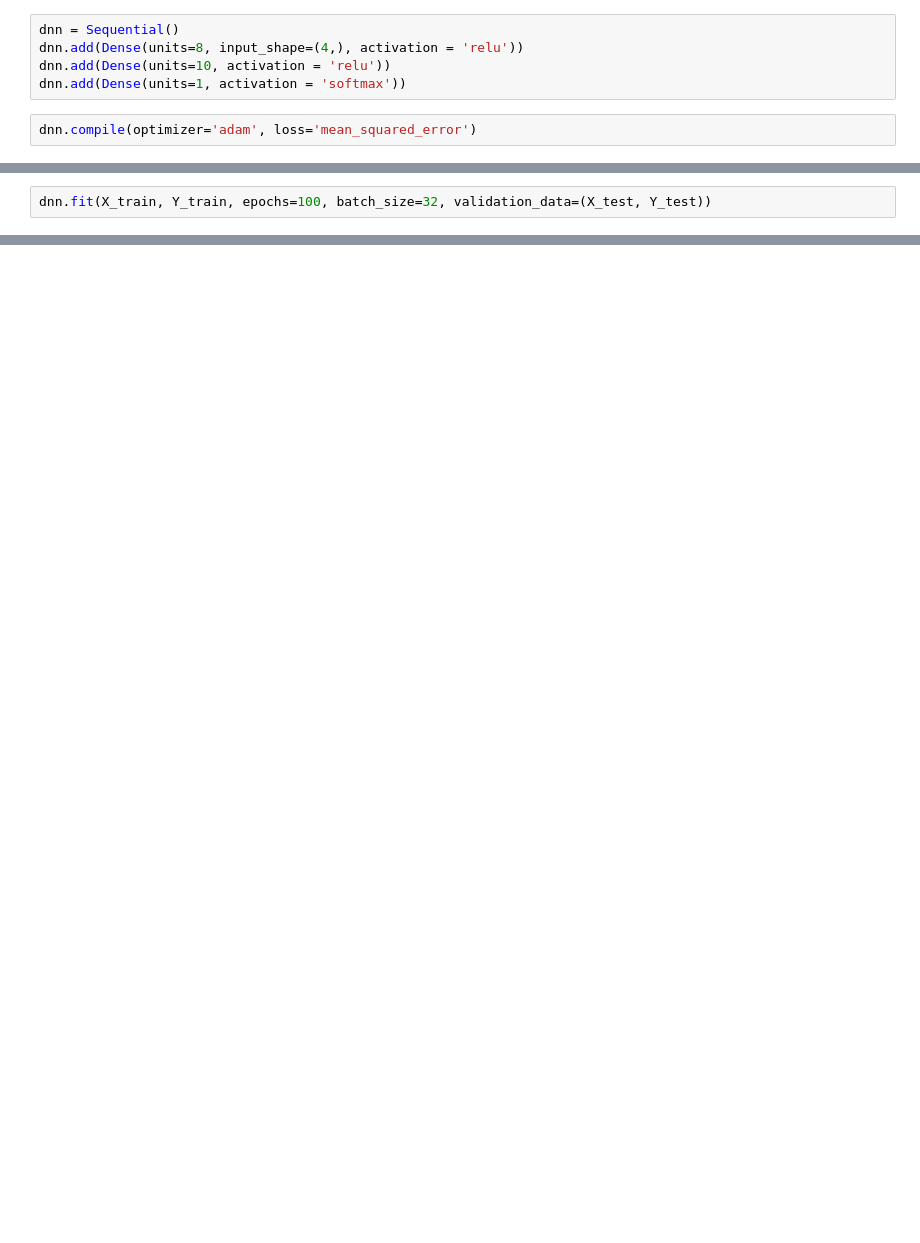
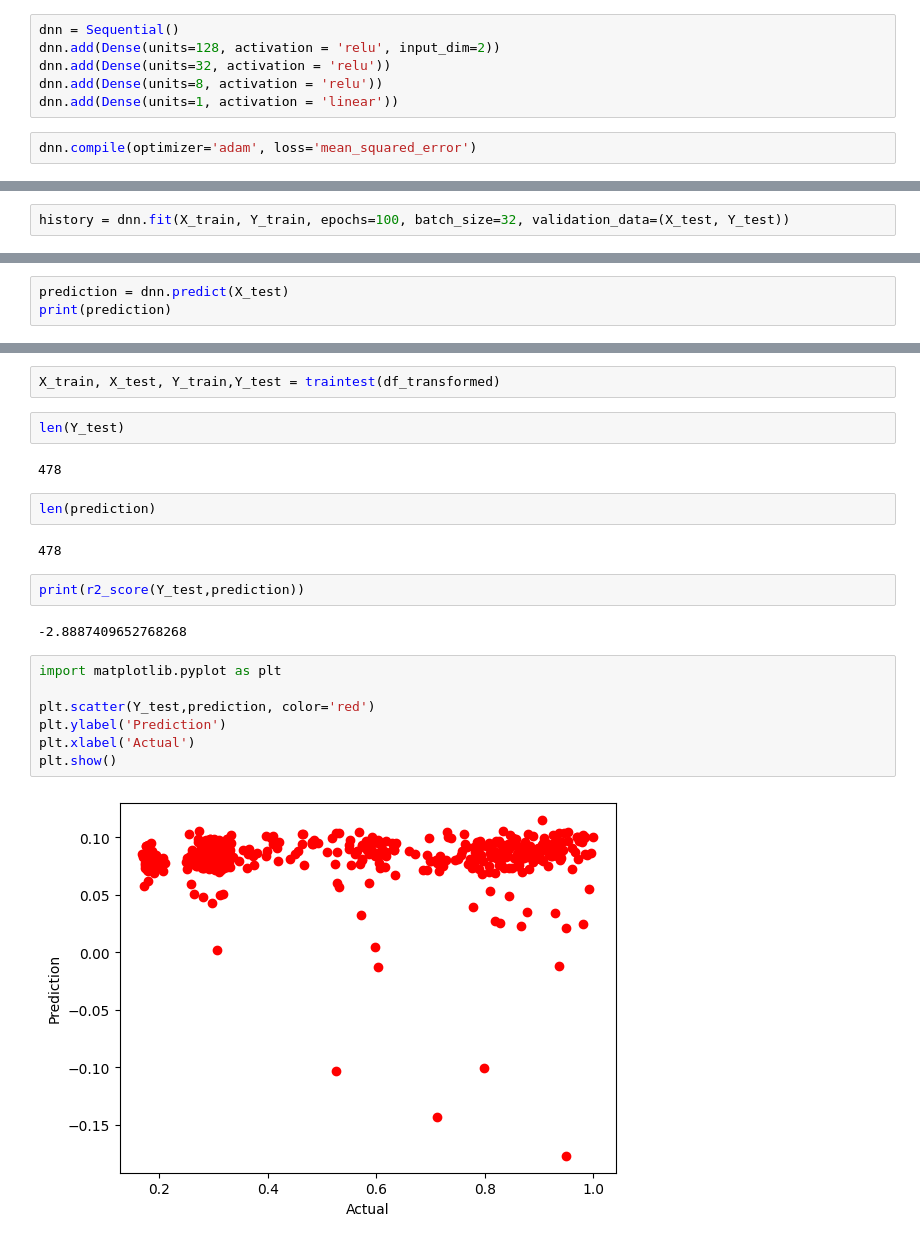
Before and after one commit to kianwai96/Stock-Price-Prediction, a Jupyter notebook: ML models.ipynb, the cells around one changed output, grey strips where cells are left out. Cells and saved outputs as stored; diff of their text form; blank space fills up the shorter version.

```diff
--- a/ML models.ipynb
+++ b/ML models.ipynb
@@ -291,7 +315,8 @@ from keras.layers import LSTM, Dense
 # %%
 dnn = Sequential()
-dnn.add(Dense(units=8, input_shape=(4,), activation = 'relu'))
-dnn.add(Dense(units=10, activation = 'relu'))
-dnn.add(Dense(units=1, activation = 'softmax'))
+dnn.add(Dense(units=128, activation = 'relu', input_dim=2))
+dnn.add(Dense(units=32, activation = 'relu'))
+dnn.add(Dense(units=8, activation = 'relu'))
+dnn.add(Dense(units=1, activation = 'linear'))
 # %%
 dnn.compile(optimizer='adam', loss='mean_squared_error')
@@ -298,2 +325,2 @@ dnn.compile(optimizer='adam', loss='mean_squared_error')
 # %%
-dnn.fit(X_train, Y_train, epochs=100, batch_size=32, validation_data=(X_test, Y_test))
+history = dnn.fit(X_train, Y_train, epochs=100, batch_size=32, validation_data=(X_test, Y_test))
@@ -310,0 +345,3 @@ plt.show()
+# %%
+prediction = dnn.predict(X_test)
+print(prediction)
@@ -310,0 +366,23 @@ plt.show()
+# %%
+X_train, X_test, Y_train,Y_test = traintest(df_transformed)
+# %%
+len(Y_test)
+# %% [output]
+478
+# %%
+len(prediction)
+# %% [output]
+478
+# %%
+print(r2_score(Y_test,prediction))
+# %% [output]
+-2.8887409652768268
+# %%
+import matplotlib.pyplot as plt
+
+plt.scatter(Y_test,prediction, color='red')
+plt.ylabel('Prediction')
+plt.xlabel('Actual')
+plt.show()
+# %% [output]
+[figure, added]
```
Also changed, not shown: parts of 42 cells of this notebook, 3 other files.
